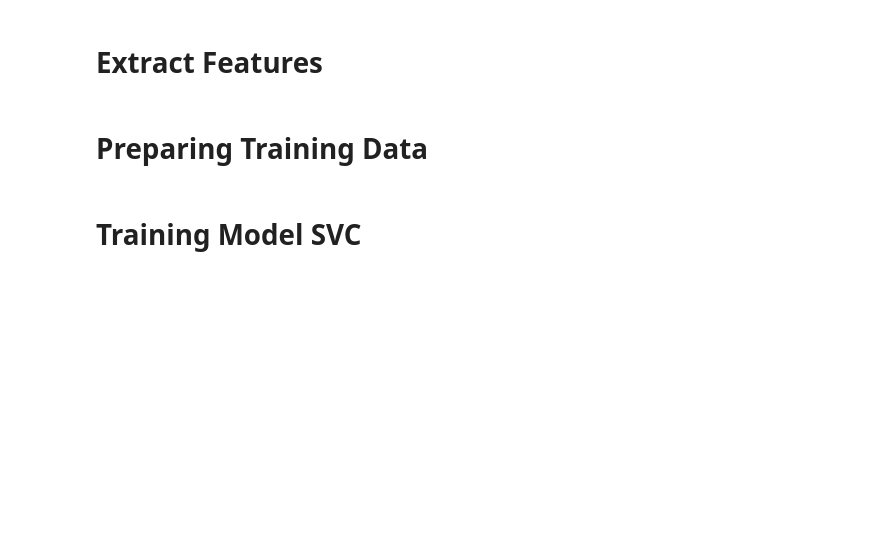
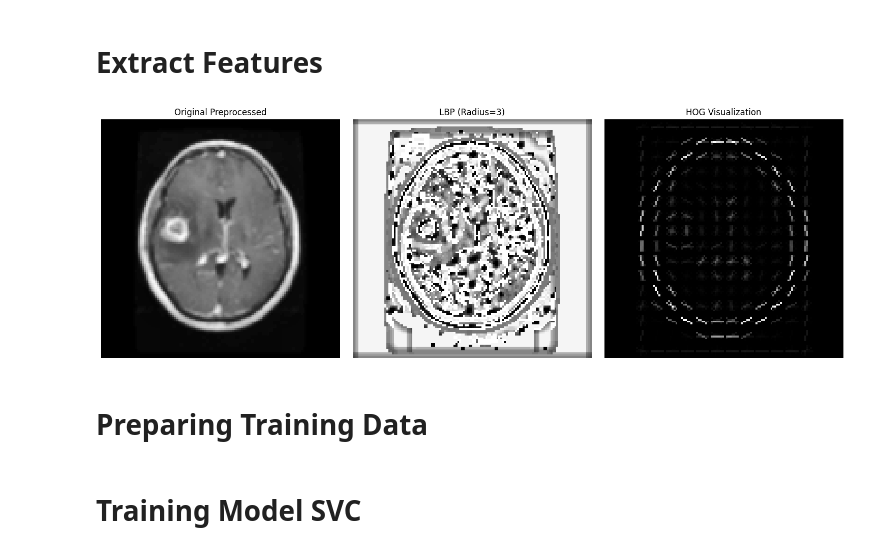
Before and after one commit to Varixen98/Brain-Tumor-Detection, a Jupyter notebook: bt_detection_model.ipynb, the cells around one changed output. Cells and saved outputs as stored; diff of their text form; code cells hidden in the pictures; blank space fills up the shorter version.

```diff
--- a/bt_detection_model.ipynb
+++ b/bt_detection_model.ipynb
@@ -132,13 +160,13 @@ class ExtractFeature:
     def __init__(self):
         pass
 
-    # def statistical_feature(self, img):
-    #     mean = np.mean(img)
-    #     std = np.std(img)
-    #     median = np.median(img)
-    #     f_stats = np.array([mean, std, median])
+    def statistical_feature(self, img):
+        mean = np.mean(img)
+        std = np.std(img)
+        median = np.median(img)
+        f_stats = np.array([mean, std, median])
 
-    #     return f_stats
+        return f_stats
 
     def glcm_feature(self, img):
         img_glcm = img.astype(np.uint8)
@@ -202,6 +230,46 @@ for img in tqdm(x_preprocessed):
     features = extractor.extract_all_features(img)
 
     x_features.append(features)
+# %%
+def visualize_features(img, title="Feature Visualization"):
+    if len(img.shape) > 2:
+        gray = cv.cvtColor(img, cv.COLOR_BGR2GRAY)
+    else:
+        gray = img
+
+    radius = 3
+    n_points = 8 * radius
+    lbp = local_binary_pattern(gray, n_points, radius, method='uniform')
+
+    _, hog_image = hog(gray, orientations=9, pixels_per_cell=(8, 8),
+                       cells_per_block=(2, 2), visualize=True, transform_sqrt=True)
+
+    plt.figure(figsize=(15, 5))
+
+    # Gambar Asli
+    plt.subplot(1, 3, 1)
+    plt.imshow(gray, cmap='gray')
+    plt.title("Original Preprocessed")
+    plt.axis('off')
+
+    # LBP
+    plt.subplot(1, 3, 2)
+    plt.imshow(lbp, cmap='gray')
+    plt.title(f"LBP (Radius={radius})")
+    plt.axis('off')
+
+    # HOG
+    plt.subplot(1, 3, 3)
+    plt.imshow(hog_image, cmap='gray')
+    plt.title("HOG Visualization")
+    plt.axis('off')
+
+    plt.tight_layout()
+    plt.show()
+
+visualize_features(x_preprocessed[2])
+# %% [output]
+[figure, added]
 # %% [markdown]
 <h1>Preparing Training Data</h1>
 # %%
```
Also changed, not shown: parts of 6 cells of this notebook.
